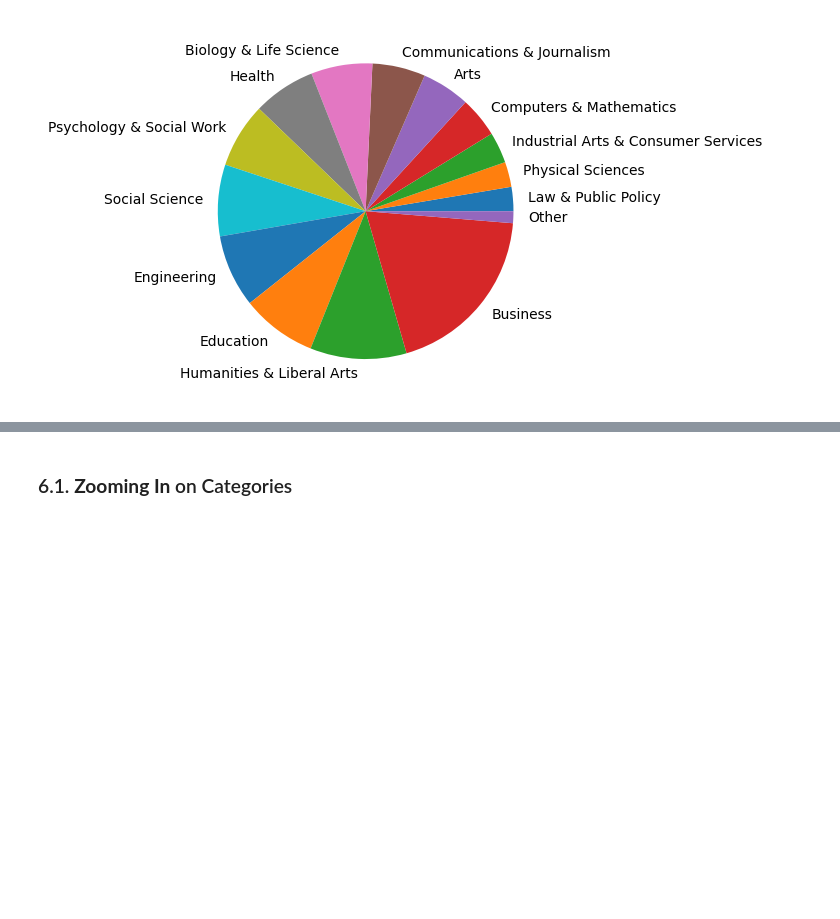
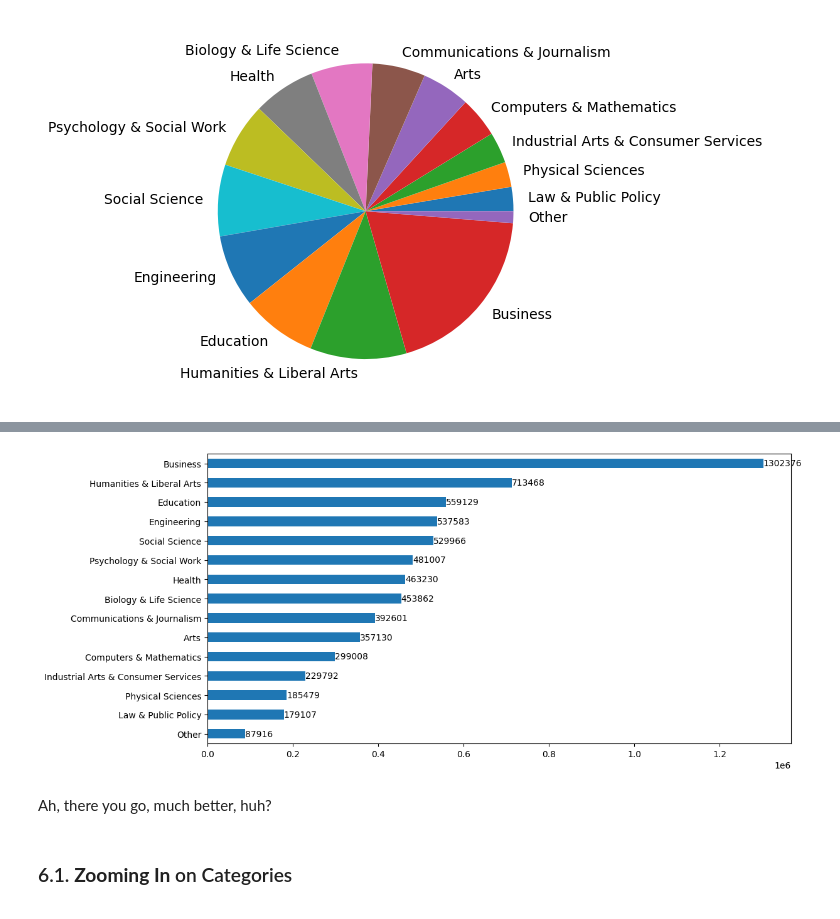
Before and after one commit to felipesebben/Pandas_learning_path, a Jupyter notebook: 7_plot_with_pandas/plot_pandas_viz_basics.ipynb, the cells around one changed output, grey strips where cells are left out. Saved outputs shown, nothing was run; the diff lists cells and outputs as text; code cells hidden in the pictures; blank space fills up the shorter version.

```diff
--- a/7_plot_with_pandas/plot_pandas_viz_basics.ipynb
+++ b/7_plot_with_pandas/plot_pandas_viz_basics.ipynb
@@ -276,3 +296,15 @@ big_cat_totals.plot(kind="pie", label="")
+# %%
+plt.figure(figsize=(12, 6))
+ax = big_cat_totals.sort_values().plot(kind="barh")
+
+for i, value in enumerate(big_cat_totals.sort_values()):
+    plt.annotate(str(int(value)), xy=(int(value), i), ha="left", va="center")
+
+plt.show()
+# %% [output]
+[figure, added]
+# %% [markdown]
+<p>Ah, there you go, much better, huh?</p>
 # %% [markdown]
 <h3>6.1. <b>Zooming In</b> on Categories</h3>
 <p>
```
Also changed, not shown: parts of 11 cells of this notebook.
